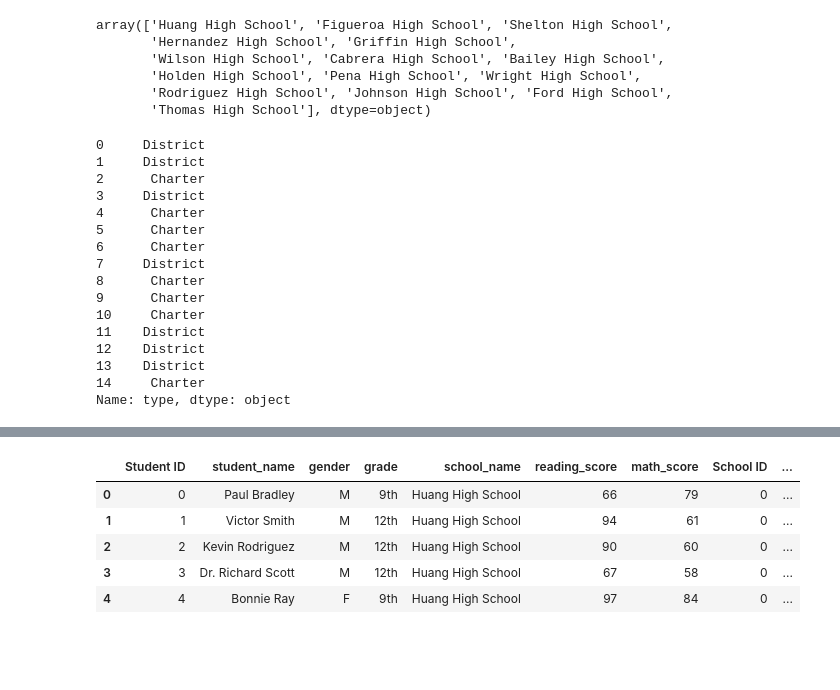
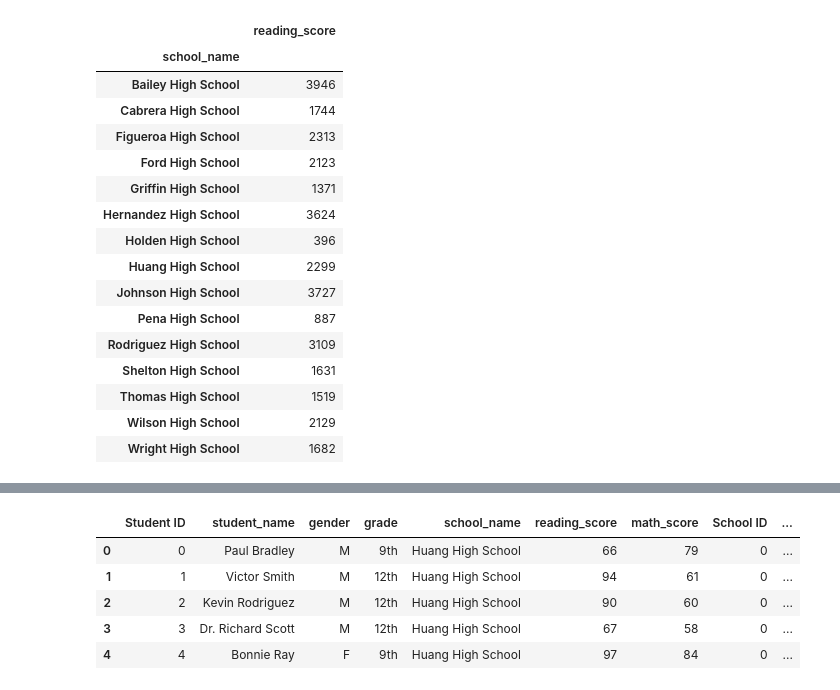
Before and after one commit to sbogdan-sb/Python-Data-Analysis, a Jupyter notebook: AcademyOfPy/AcademyOfPy.ipynb, the cells around one changed output, grey strips where cells are left out. Cells and saved outputs as stored; diff of their text form; code cells hidden in the pictures; blank space fills up the shorter version.

```diff
--- a/AcademyOfPy/AcademyOfPy.ipynb
+++ b/AcademyOfPy/AcademyOfPy.ipynb
@@ -75,32 +92,23 @@ passing_math = combined_df[combined_df["math_score"] > 70][["school_name","math_
-# %%
-#"School Name":
-combined_df["school_name"].unique()
-# %% [output]
-array(['Huang High School', 'Figueroa High School', 'Shelton High School',
-       'Hernandez High School', 'Griffin High School',
-       'Wilson High School', 'Cabrera High School', 'Bailey High School',
-       'Holden High School', 'Pena High School', 'Wright High School',
-       'Rodriguez High School', 'Johnson High School', 'Ford High School',
-       'Thomas High School'], dtype=object)
-# %%
-school_data[["school_name","type"]]["type"]
-# %% [output]
-0     District
-1     District
-2      Charter
-3     District
-4      Charter
-5      Charter
-6      Charter
-7     District
-8      Charter
-9      Charter
-10     Charter
-11    District
-12    District
-13    District
-14     Charter
-Name: type, dtype: object
+# %%
+passing_reading
+# %% [output]
+|  | reading_score |
+| school_name |  |
+| Bailey High School | 3946 |
+| Cabrera High School | 1744 |
+| Figueroa High School | 2313 |
+| Ford High School | 2123 |
+| Griffin High School | 1371 |
+| Hernandez High School | 3624 |
+| Holden High School | 396 |
+| Huang High School | 2299 |
+| Johnson High School | 3727 |
+| Pena High School | 887 |
+| Rodriguez High School | 3109 |
+| Shelton High School | 1631 |
+| Thomas High School | 1519 |
+| Wilson High School | 2129 |
+| Wright High School | 1682 |
 # %%
 school_summary.set_index("School Name").sort_values("Overall Passing Rate", ascending=False).head()
 # %% [output]
```
Also changed, not shown: parts of 7 cells of this notebook, 1 other file.
